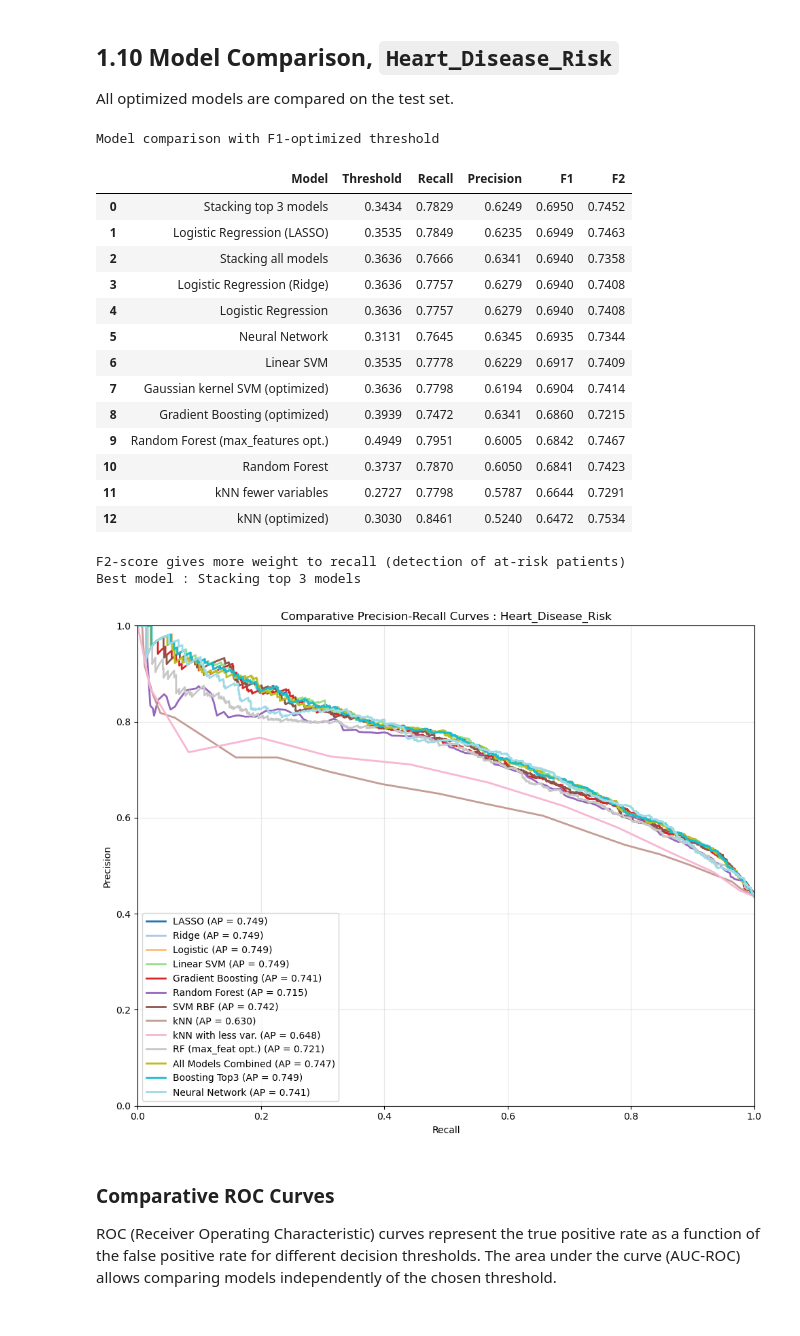
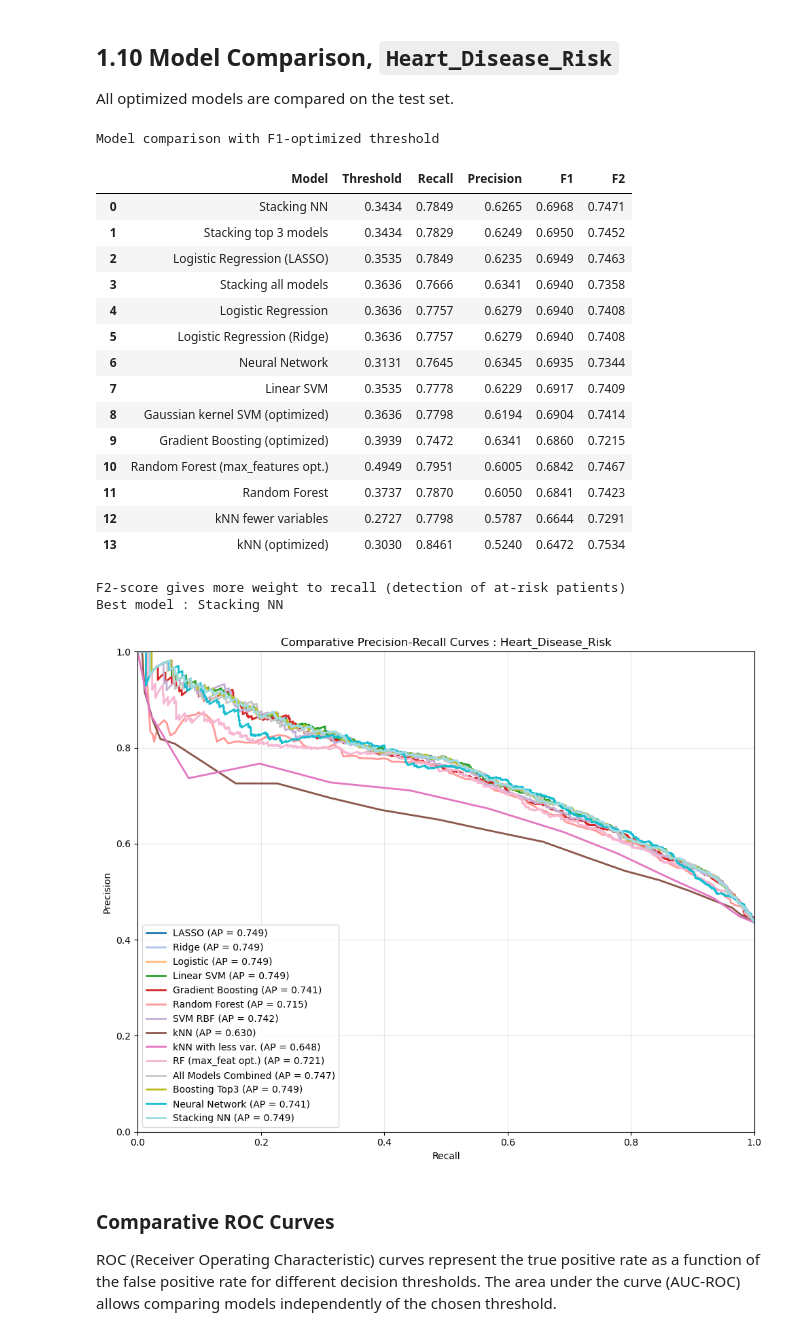
Before and after one commit to HOANG-Anh2004/projet_ML_4A_GMM_INSA, a Jupyter notebook: Modelisation.ipynb, the cells around one changed output. Saved outputs shown, nothing was run; the diff lists cells and outputs as text; code cells hidden in the pictures.

Commit message:
add stacking NN

```diff
--- a/Modelisation.ipynb
+++ b/Modelisation.ipynb
@@ -1189,0 +1192,9 @@ Confusion matrix (optimal threshold):
+# %%
+stack_val4 = pd.DataFrame({
+    "logit": y_val_logit_proba,
+    "lasso": y_val_lasso_proba,
+    "svm_lin": y_val_svm_lin_proba,
+    'NN': y_proba_NN_val
+})
+meta_model4 = LogisticRegression(max_iter=1000)
+meta_model4.fit(stack_val4, yval_c)
@@ -1189,0 +1231,18 @@ Confusion matrix (optimal threshold):
+# %%
+best_threshold_meta4, best_f1_meta = find_optimal_threshold_f1(yval_c, meta_model4.predict_proba(stack_val4)[:, 1])
+print(f"Meta-model optimal threshold: {best_threshold_meta4:.4f}, F1: {best_f1_meta:.4f}")
+
+stack_test = pd.DataFrame({
+    "logit": logit.predict_proba(Xtest_c_sc)[:, 1],
+    "lasso": logitLassoOpt.predict_proba(Xtest_c_sc)[:, 1],
+    "svm_lin": svm_calibrated_opt.predict_proba(Xtest_c_sc)[:, 1],
+    'NN': nnetOptC.predict_proba(Xtest_c)[:, 1],
+})
+proba_stack_test4 = meta_model4.predict_proba(stack_test)[:, 1]
+metrics_stack4 = evaluate_with_threshold(ytest_c, proba_stack_test4, best_threshold_meta4)
+print("Stacking Ensemble")
+print(f"Optimal threshold: {best_threshold_meta4:.4f}")
+print(f"Recall    : {metrics_stack4['recall']:.4f}")
+print(f"Precision : {metrics_stack4['precision']:.4f}")
+print(f"F1-score  : {metrics_stack4['f1']:.4f}")
+print(f"F2-score  : {metrics_stack4['f2']:.4f}")
@@ -1207,6 +1274,7 @@ resultats_classif = pd.DataFrame({
         "Stacking all models",
         "Stacking top 3 models",
         "Neural Network",
+        "Stacking NN"
     ],
     "Threshold": [
         metrics_lasso['threshold'],
@@ -1222,6 +1290,7 @@ resultats_classif = pd.DataFrame({
         metrics_stack['threshold'],
         metrics_stack3['threshold'],
         metrics_NN['threshold'],
+        metrics_stack4['threshold']
     ],
     "Recall": [
         metrics_lasso['recall'],
@@ -1237,6 +1306,7 @@ resultats_classif = pd.DataFrame({
         metrics_stack['recall'],
         metrics_stack3['recall'],
         metrics_NN['recall'],
+        metrics_stack4['recall']
     ],
     "Precision": [
         metrics_lasso['precision'],
@@ -1252,6 +1322,7 @@ resultats_classif = pd.DataFrame({
         metrics_stack['precision'],
         metrics_stack3['precision'],
         metrics_NN['precision'],
+        metrics_stack4['precision']
     ],
     "F1": [
         metrics_lasso['f1'],
@@ -1267,6 +1338,7 @@ resultats_classif = pd.DataFrame({
         metrics_stack['f1'],
         metrics_stack3['f1'],
         metrics_NN['f1'],
+        metrics_stack4['f1']
     ],
     "F2": [
         metrics_lasso['f2'],
@@ -1282,6 +1354,7 @@ resultats_classif = pd.DataFrame({
         metrics_stack['f2'],
         metrics_stack3['f2'],
         metrics_NN['f2'],
+        metrics_stack4['f2']
     ]
 }).sort_values("F1", ascending=False).reset_index(drop=True)
 
@@ -1296,51 +1369,52 @@ print("Best model :", resultats_classif.iloc[0]["Model"])
 # %% [output]
 Model comparison with F1-optimized threshold
 |  | Model | Threshold | Recall | Precision | F1 | F2 |
-| 0 | Stacking top 3 models | 0.3434 | 0.7829 | 0.6249 | 0.6950 | 0.7452 |
-| 1 | Logistic Regression (LASSO) | 0.3535 | 0.7849 | 0.6235 | 0.6949 | 0.7463 |
-| 2 | Stacking all models | 0.3636 | 0.7666 | 0.6341 | 0.6940 | 0.7358 |
-| 3 | Logistic Regression (Ridge) | 0.3636 | 0.7757 | 0.6279 | 0.6940 | 0.7408 |
+| 0 | Stacking NN | 0.3434 | 0.7849 | 0.6265 | 0.6968 | 0.7471 |
+| 1 | Stacking top 3 models | 0.3434 | 0.7829 | 0.6249 | 0.6950 | 0.7452 |
+| 2 | Logistic Regression (LASSO) | 0.3535 | 0.7849 | 0.6235 | 0.6949 | 0.7463 |
+| 3 | Stacking all models | 0.3636 | 0.7666 | 0.6341 | 0.6940 | 0.7358 |
 | 4 | Logistic Regression | 0.3636 | 0.7757 | 0.6279 | 0.6940 | 0.7408 |
-| 5 | Neural Network | 0.3131 | 0.7645 | 0.6345 | 0.6935 | 0.7344 |
-| 6 | Linear SVM | 0.3535 | 0.7778 | 0.6229 | 0.6917 | 0.7409 |
-| 7 | Gaussian kernel SVM (optimized) | 0.3636 | 0.7798 | 0.6194 | 0.6904 | 0.7414 |
-| 8 | Gradient Boosting (optimized) | 0.3939 | 0.7472 | 0.6341 | 0.6860 | 0.7215 |
-| 9 | Random Forest (max_features opt.) | 0.4949 | 0.7951 | 0.6005 | 0.6842 | 0.7467 |
-| 10 | Random Forest | 0.3737 | 0.7870 | 0.6050 | 0.6841 | 0.7423 |
-| 11 | kNN fewer variables | 0.2727 | 0.7798 | 0.5787 | 0.6644 | 0.7291 |
-| 12 | kNN (optimized) | 0.3030 | 0.8461 | 0.5240 | 0.6472 | 0.7534 |
+| 5 | Logistic Regression (Ridge) | 0.3636 | 0.7757 | 0.6279 | 0.6940 | 0.7408 |
+| 6 | Neural Network | 0.3131 | 0.7645 | 0.6345 | 0.6935 | 0.7344 |
+| 7 | Linear SVM | 0.3535 | 0.7778 | 0.6229 | 0.6917 | 0.7409 |
+| 8 | Gaussian kernel SVM (optimized) | 0.3636 | 0.7798 | 0.6194 | 0.6904 | 0.7414 |
+| 9 | Gradient Boosting (optimized) | 0.3939 | 0.7472 | 0.6341 | 0.6860 | 0.7215 |
+| 10 | Random Forest (max_features opt.) | 0.4949 | 0.7951 | 0.6005 | 0.6842 | 0.7467 |
+| 11 | Random Forest | 0.3737 | 0.7870 | 0.6050 | 0.6841 | 0.7423 |
+| 12 | kNN fewer variables | 0.2727 | 0.7798 | 0.5787 | 0.6644 | 0.7291 |
+| 13 | kNN (optimized) | 0.3030 | 0.8461 | 0.5240 | 0.6472 | 0.7534 |
 F2-score gives more weight to recall (detection of at-risk patients)
-Best model : Stacking top 3 models
+Best model : Stacking NN
 # %%
 # =============================================================================
 # Courbes Precision-Recall comparatives
 # =============================================================================
 
 plt.figure(figsize=(10, 8))
 
 models_probas = [y_proba_lasso, y_proba_ridge, y_proba_logit, y_proba_svm_lin,
                  y_proba_gb, y_proba_rf, y_proba_svm_rbf, y_proba_knn, y_proba_knn_var,
-                 y_proba_rf_opt, proba_stack_test, proba_stack_test3, y_proba_NN]
+                 y_proba_rf_opt, proba_stack_test, proba_stack_test3, y_proba_NN, proba_stack_test4]
 models_names = ["LASSO", "Ridge", "Logistic", "Linear SVM",
                 "Gradient Boosting", "Random Forest", "SVM RBF", "kNN","kNN with less var.", "RF (max_feat opt.)",
-                "All Models Combined", "Boosting Top3", "Neural Network"]
+                "All Models Combined", "Boosting Top3", "Neural Network", "Stacking NN"]
 colors = plt.cm.tab20(np.linspace(0, 1, len(models_names)))
 
 for proba, name in zip(models_probas, models_names):
     precision, recall, _ = precision_recall_curve(ytest_c, proba)
     ap = average_precision_score(ytest_c, proba)
     plt.plot(recall, precision, lw=2, label=f'{name} (AP = {ap:.3f})', color=colors[models_names.index(name)])
 plt.xlabel('Recall')
 plt.ylabel('Precision')
 plt.title('Comparative Precision-Recall Curves : Heart_Disease_Risk')
 plt.legend(loc='best')
 plt.grid(alpha=0.3)
 plt.xlim([0, 1])
 plt.ylim([0, 1])
 plt.tight_layout()
 plt.show()
 # %% [output]
-[figure, old version]
+[figure, new version]
 # %% [markdown]
 ### Comparative ROC Curves
 
```
Also changed, not shown: parts of 5 cells of this notebook.
